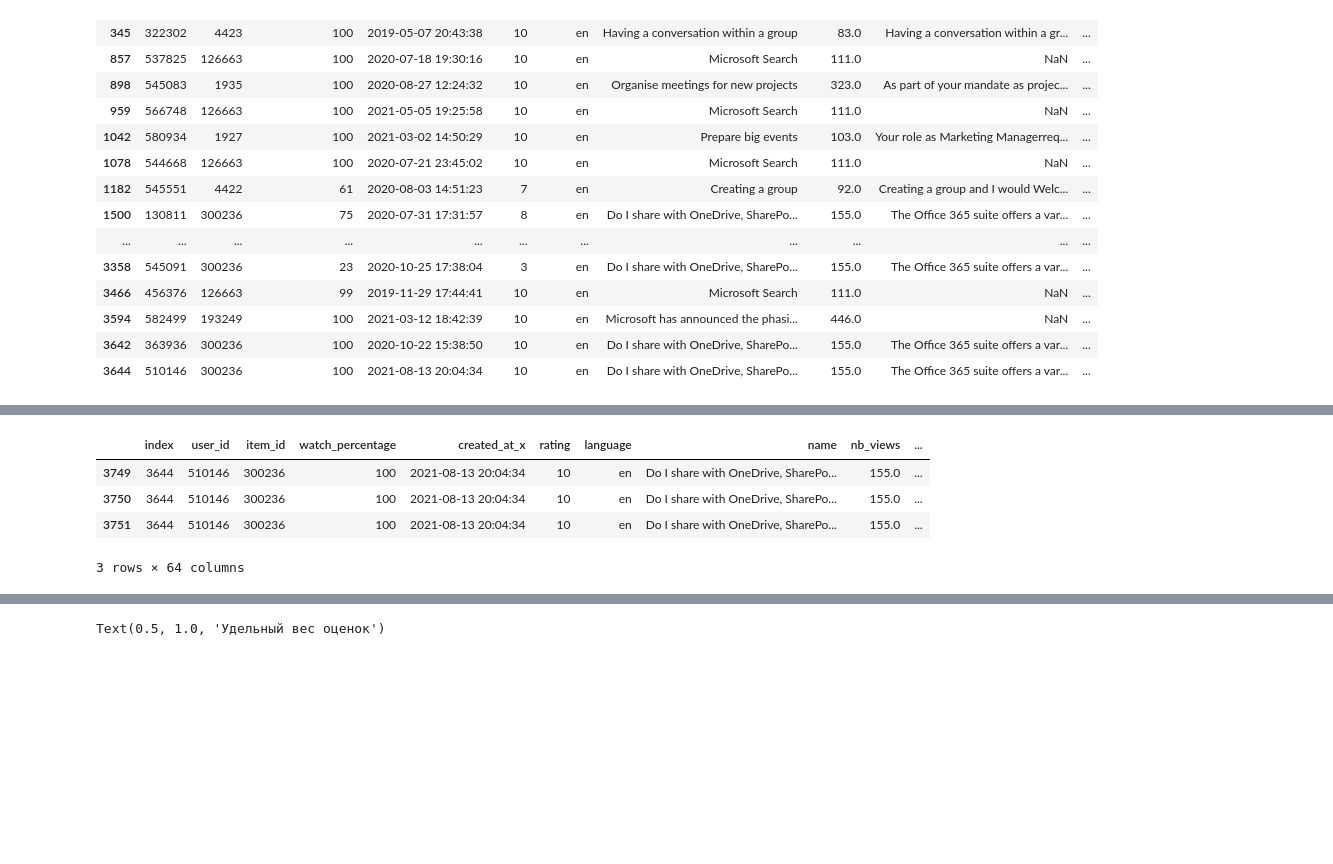
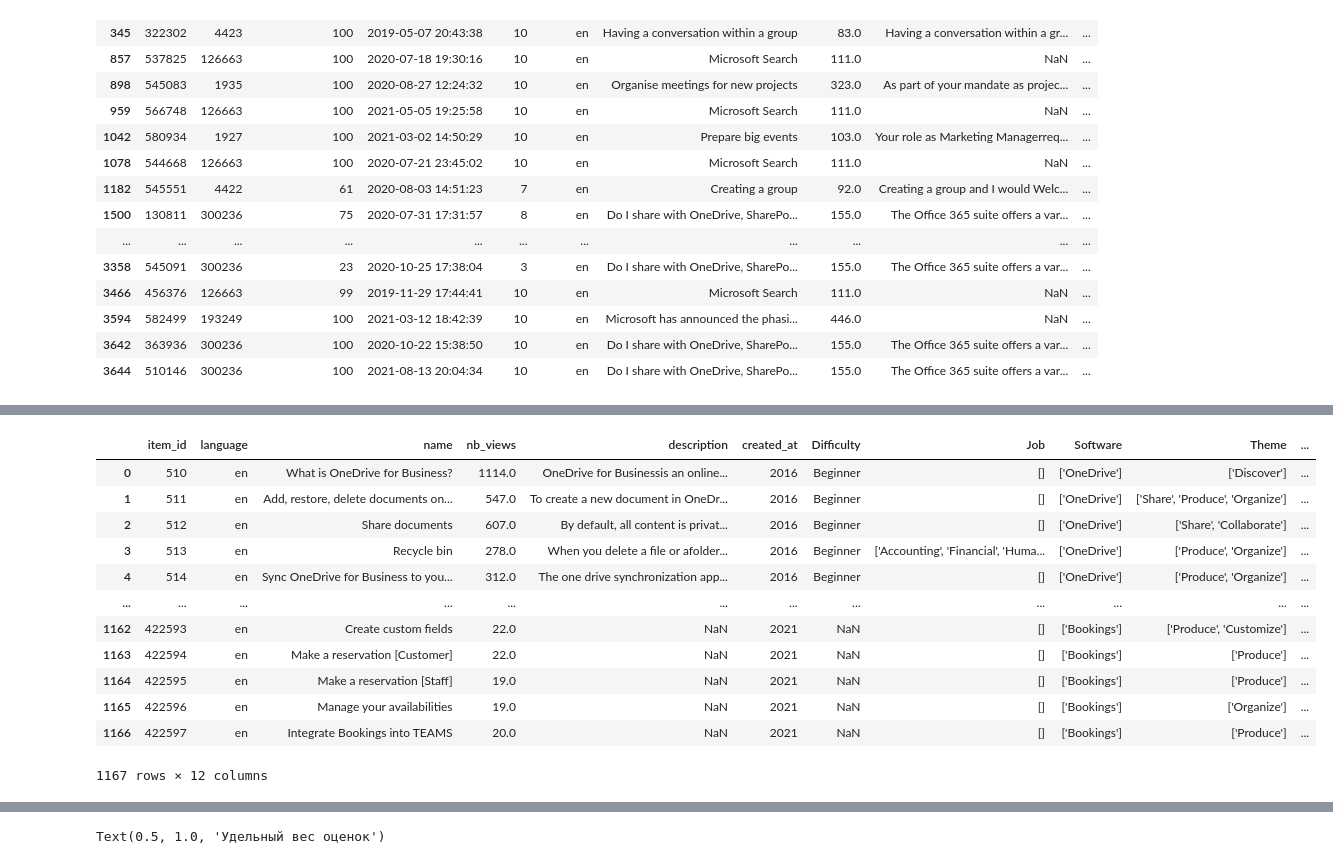
Before and after one commit to AbsltRaDu/project_recommendation_system, a Jupyter notebook: EDA.ipynb, the cells around one changed output, grey strips where cells are left out. Cells and saved outputs as stored; diff of their text form; code cells hidden in the pictures; blank space fills up the shorter version.

```diff
--- a/EDA.ipynb
+++ b/EDA.ipynb
@@ -154,8 +130,0 @@ df_merge = df_rating_of_cours.merge(pd.get_dummies(df_rating_of_cours_1['Softwar
-# %%
-df_merge[(df_merge['user_id'] == 510146) & (df_merge['item_id'] == 300236)]
-# %% [output]
-|  | index | user_id | item_id | watch_percentage | created_at_x | rating | language | name | nb_views | ... |
-| 3749 | 3644 | 510146 | 300236 | 100 | 2021-08-13 20:04:34 | 10 | en | Do I share with OneDrive, SharePo... | 155.0 | ... |
-| 3750 | 3644 | 510146 | 300236 | 100 | 2021-08-13 20:04:34 | 10 | en | Do I share with OneDrive, SharePo... | 155.0 | ... |
-| 3751 | 3644 | 510146 | 300236 | 100 | 2021-08-13 20:04:34 | 10 | en | Do I share with OneDrive, SharePo... | 155.0 | ... |
-3 rows × 64 columns
@@ -163,0 +131,16 @@ plt.pie()
+# %%
+df_items
+# %% [output]
+|  | item_id | language | name | nb_views | description | created_at | Difficulty | Job | Software | Theme | ... |
+| 0 | 510 | en | What is OneDrive for Business? | 1114.0 | OneDrive for Businessis an online... | 2016 | Beginner | [] | ['OneDrive'] | ['Discover'] | ... |
+| 1 | 511 | en | Add, restore, delete documents on... | 547.0 | To create a new document in OneDr... | 2016 | Beginner | [] | ['OneDrive'] | ['Share', 'Produce', 'Organize'] | ... |
+| 2 | 512 | en | Share documents | 607.0 | By default, all content is privat... | 2016 | Beginner | [] | ['OneDrive'] | ['Share', 'Collaborate'] | ... |
+| 3 | 513 | en | Recycle bin | 278.0 | When you delete a file or afolder... | 2016 | Beginner | ['Accounting', 'Financial', 'Huma... | ['OneDrive'] | ['Produce', 'Organize'] | ... |
+| 4 | 514 | en | Sync OneDrive for Business to you... | 312.0 | The one drive synchronization app... | 2016 | Beginner | [] | ['OneDrive'] | ['Produce', 'Organize'] | ... |
+| ... | ... | ... | ... | ... | ... | ... | ... | ... | ... | ... | ... |
+| 1162 | 422593 | en | Create custom fields | 22.0 | NaN | 2021 | NaN | [] | ['Bookings'] | ['Produce', 'Customize'] | ... |
+| 1163 | 422594 | en | Make a reservation [Customer] | 22.0 | NaN | 2021 | NaN | [] | ['Bookings'] | ['Produce'] | ... |
+| 1164 | 422595 | en | Make a reservation [Staff] | 19.0 | NaN | 2021 | NaN | [] | ['Bookings'] | ['Produce'] | ... |
+| 1165 | 422596 | en | Manage your availabilities | 19.0 | NaN | 2021 | NaN | [] | ['Bookings'] | ['Organize'] | ... |
+| 1166 | 422597 | en | Integrate Bookings into TEAMS | 20.0 | NaN | 2021 | NaN | [] | ['Bookings'] | ['Produce'] | ... |
+1167 rows × 12 columns
```
Also changed, not shown: parts of 8 cells of this notebook, 1 other file.
